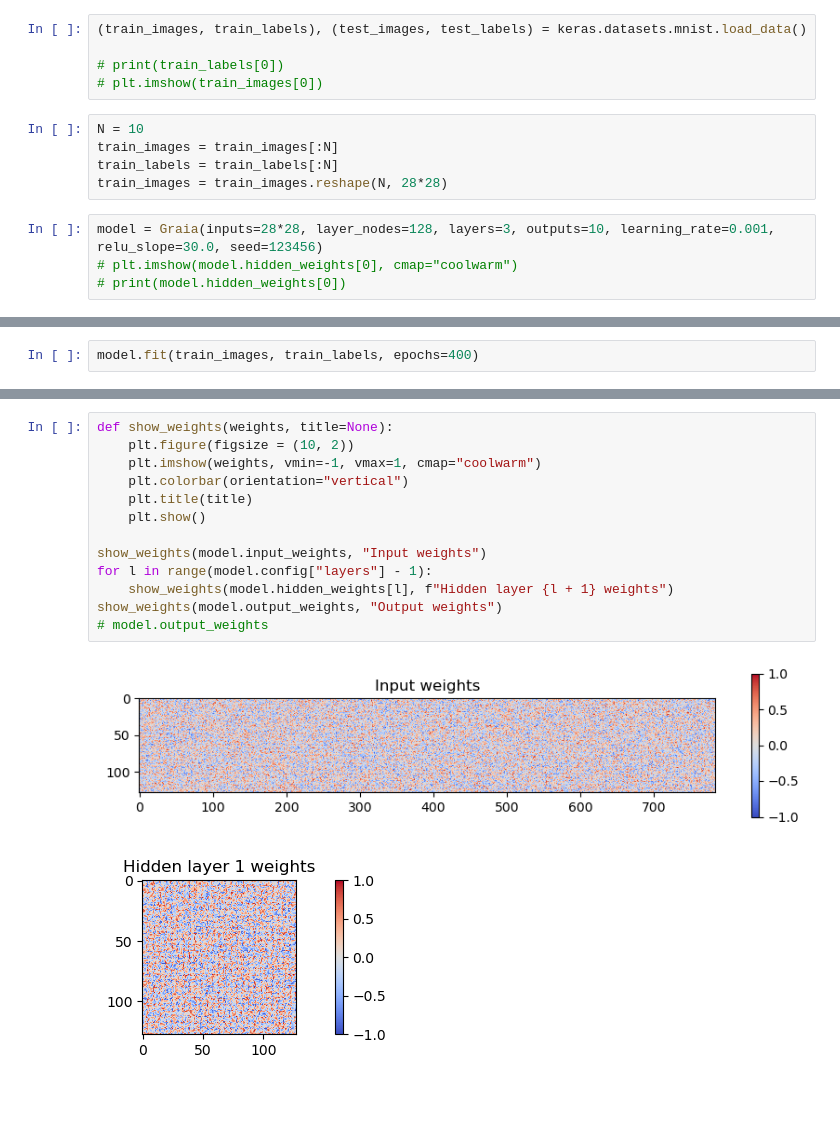
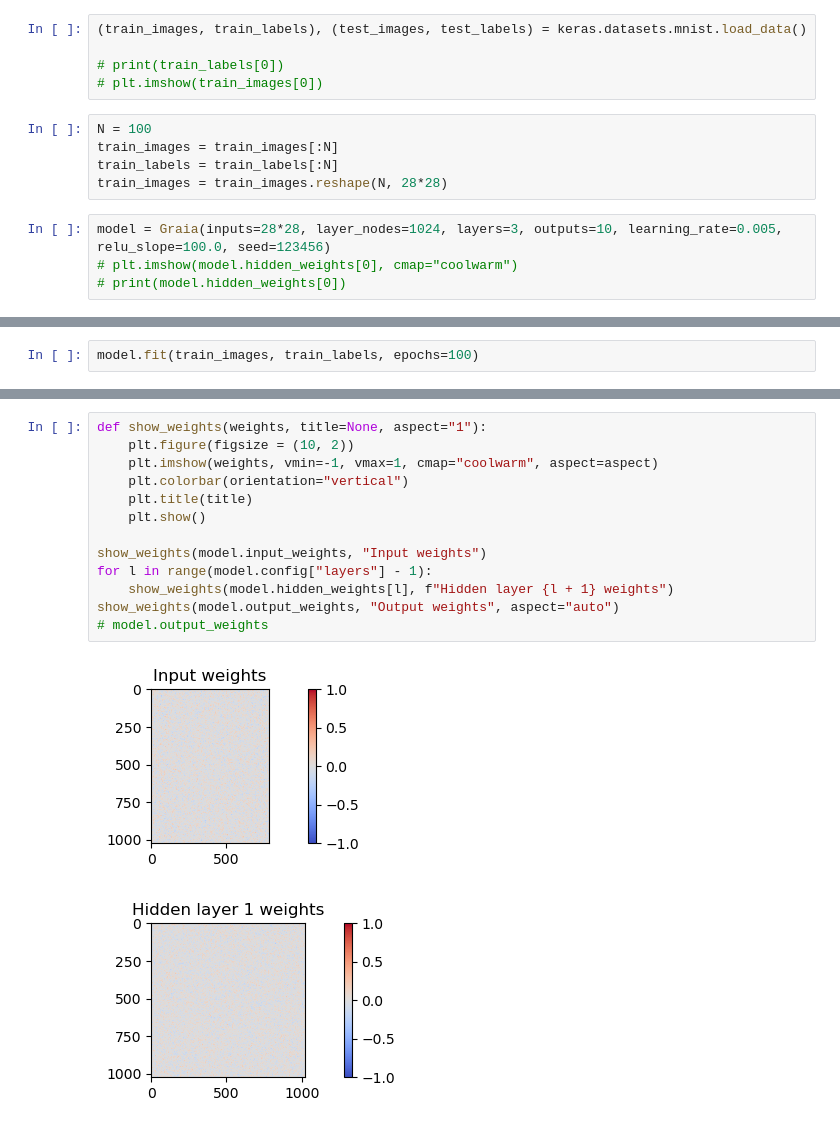
Before and after one commit to laurentpayot/graia, a Jupyter notebook: Graia_digits.ipynb, the cells around one changed output, grey strips where cells are left out. Cells and saved outputs as stored; diff of their text form; blank space fills up the shorter version.

Commit message:
show_weights aspect parameter

```diff
--- a/Graia_digits.ipynb
+++ b/Graia_digits.ipynb
@@ -31,12 +31,12 @@ from graia import Graia
 # print(train_labels[0])
 # plt.imshow(train_images[0])
 # %%
-N = 10
+N = 100
 train_images = train_images[:N]
 train_labels = train_labels[:N]
 train_images = train_images.reshape(N, 28*28)
 # %%
-model = Graia(inputs=28*28, layer_nodes=128, layers=3, outputs=10, learning_rate=0.001, relu_slope=30.0, seed=123456)
+model = Graia(inputs=28*28, layer_nodes=1024, layers=3, outputs=10, learning_rate=0.005, relu_slope=100.0, seed=123456)
 # plt.imshow(model.hidden_weights[0], cmap="coolwarm")
 # print(model.hidden_weights[0])
 # %% [output]
@@ -44,3 +44,3 @@ model = Graia(inputs=28*28, layer_nodes=128, layers=3, outputs=10, learning_rate
 # %%
-model.fit(train_images, train_labels, epochs=400)
+model.fit(train_images, train_labels, epochs=100)
 # %% [output]
@@ -58,16 +58,16 @@ plt.show()
 # %%
-def show_weights(weights, title=None):
+def show_weights(weights, title=None, aspect="1"):
     plt.figure(figsize = (10, 2))
-    plt.imshow(weights, vmin=-1, vmax=1, cmap="coolwarm")
+    plt.imshow(weights, vmin=-1, vmax=1, cmap="coolwarm", aspect=aspect)
     plt.colorbar(orientation="vertical")
     plt.title(title)
     plt.show()
 
 show_weights(model.input_weights, "Input weights")
 for l in range(model.config["layers"] - 1):
     show_weights(model.hidden_weights[l], f"Hidden layer {l + 1} weights")
-show_weights(model.output_weights, "Output weights")
+show_weights(model.output_weights, "Output weights", aspect="auto")
 # model.output_weights
 # %% [output]
-[figure, old version]
+[figure, new version]
-[figure, old version]
+[figure, new version]
```
Also changed, not shown: parts of 6 cells of this notebook.
